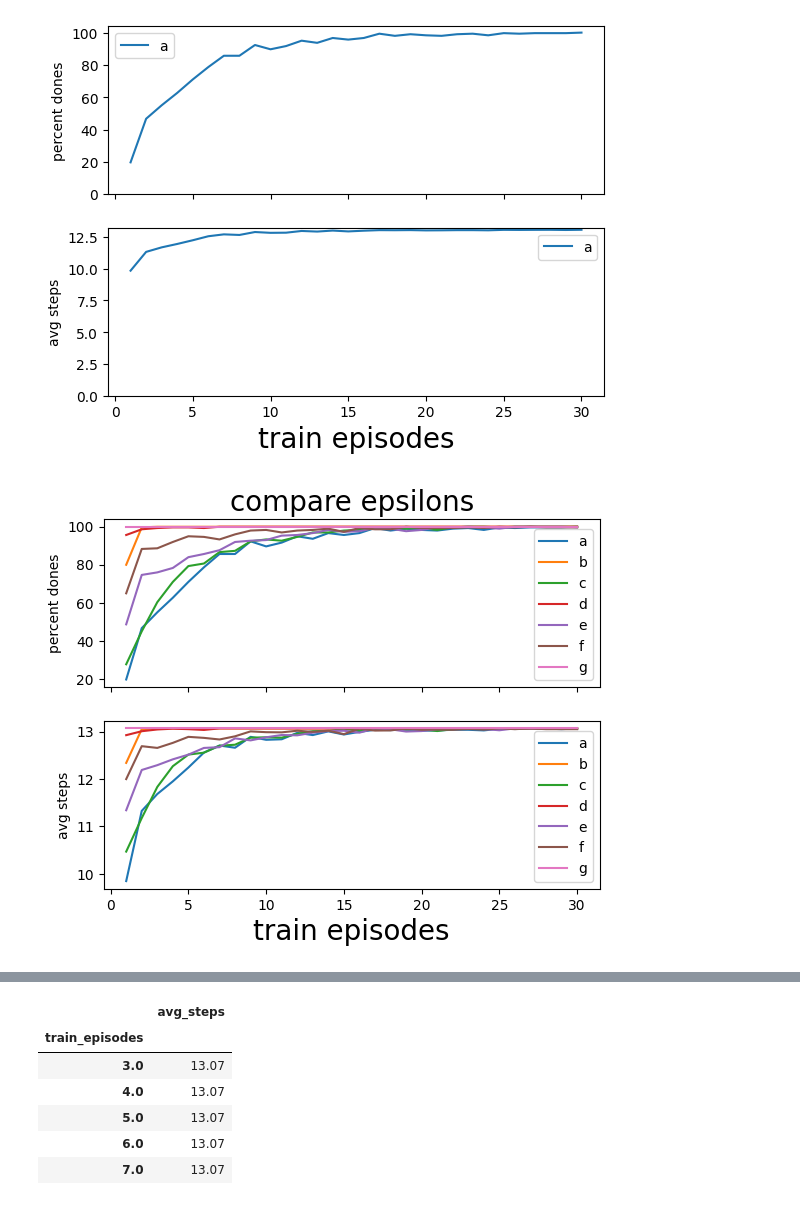
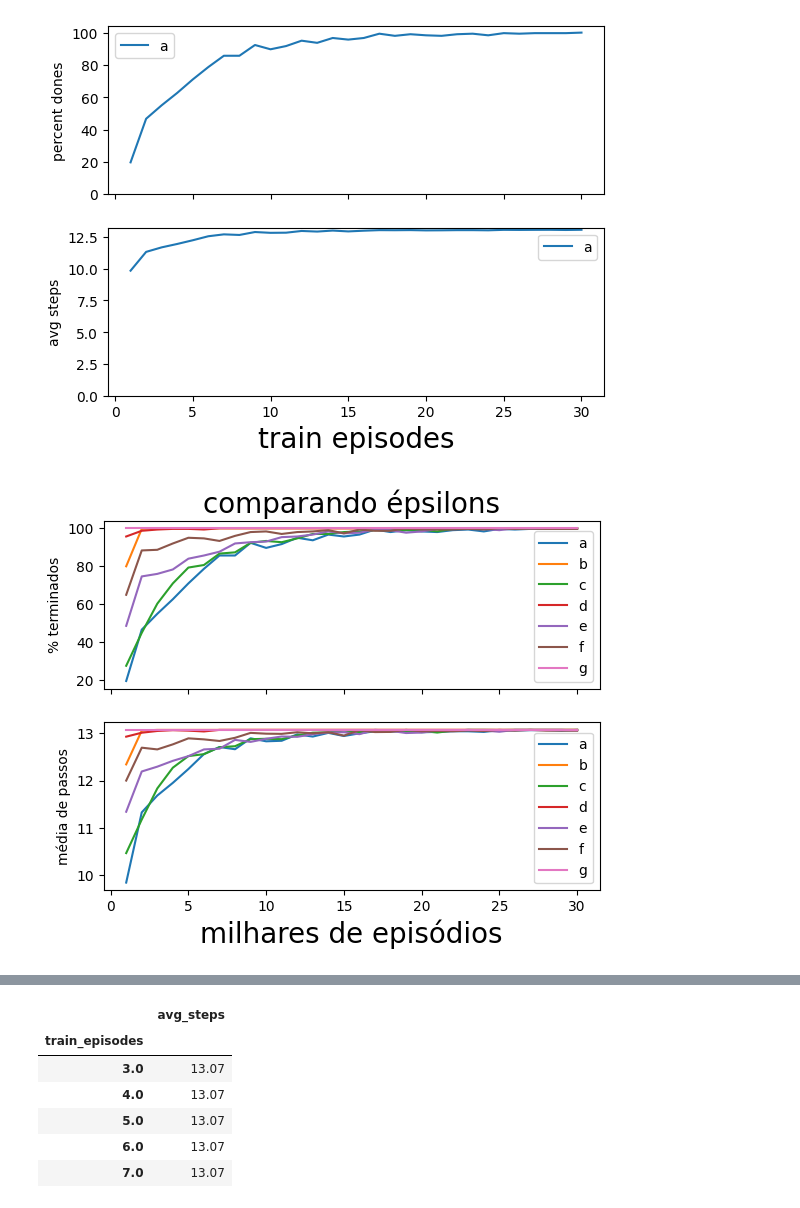
Before and after one commit to anselmobd/qrlstudy, a Jupyter notebook: eval1.ipynb, the cells around one changed output, grey strips where cells are left out. Cells and saved outputs as stored; diff of their text form; code cells hidden in the pictures.

```diff
--- a/eval1.ipynb
+++ b/eval1.ipynb
@@ -52,22 +67,22 @@ Text(0.5, 0, 'train episodes')
 # %%
 fig, (ax1, ax2) = plt.subplots(2, 1, sharex=True)
 
 for e in evals:
     ax1.plot(evals[e]['percent_dones'])
     ax2.plot(evals[e]['avg_steps'])
 
-ax1.set_title("compare epsilons", size = 20)
+ax1.set_title("comparando épsilons", size = 20)
 
 ax1.legend(evals.keys())
-ax1.set_ylabel("percent dones")
+ax1.set_ylabel("% terminados")
 # ax1.set_ylim(bottom=0)
 
 ax2.legend(evals.keys())
-ax2.set_ylabel("avg steps")
+ax2.set_ylabel("média de passos")
 # ax2.set_ylim(bottom=0)
 
-ax2.set_xlabel("train episodes", size = 20)
+ax2.set_xlabel("milhares de episódios", size = 20)
 
 plt.show()
 # %% [output]
-[figure, old version]
+[figure, new version]
```
Also changed, not shown: parts of 2 cells of this notebook.
